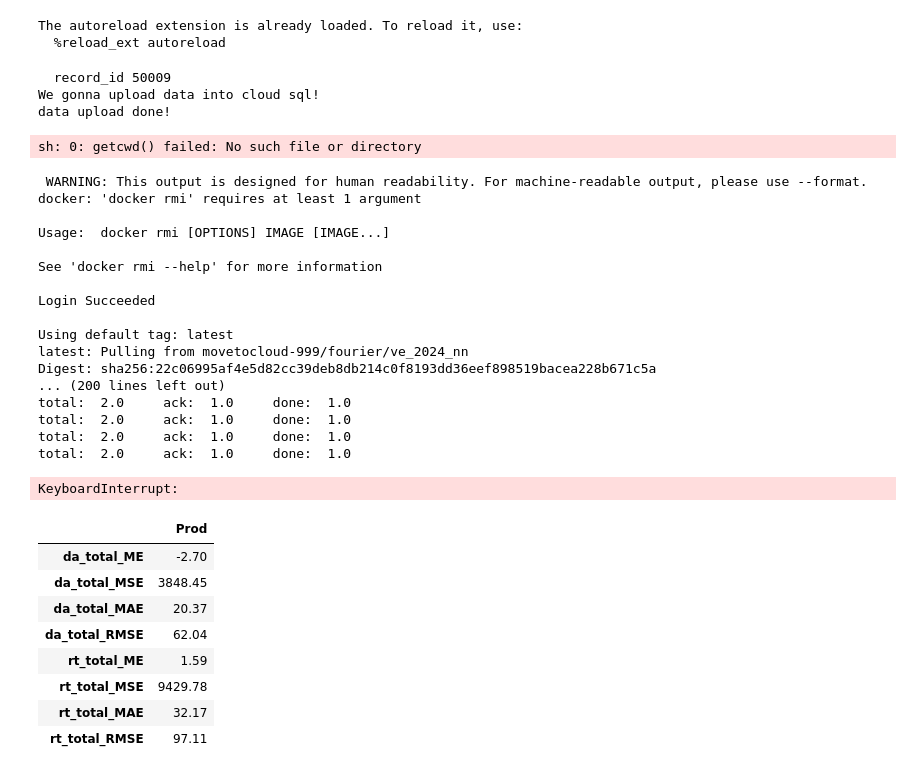
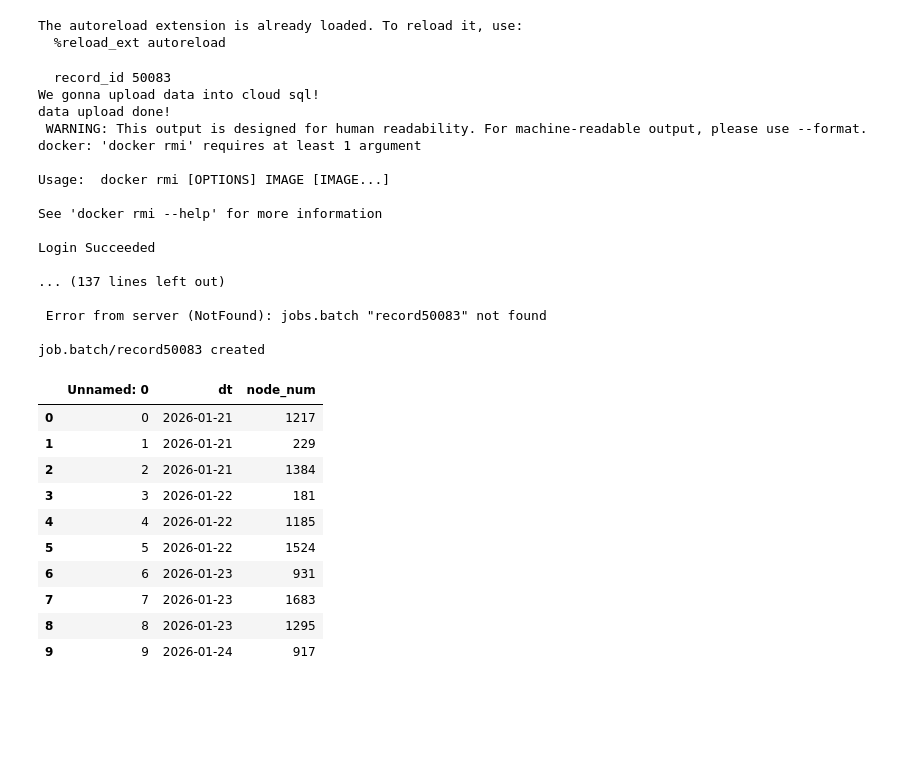
Before and after one commit to qingcheng-rgb/Qingcheng, a Jupyter notebook: QCTest/Ultra/Backtester.ipynb, the cells around one changed output. Saved outputs shown, nothing was run; the diff lists cells and outputs as text; code cells hidden in the pictures; blank space fills up the shorter version.

```diff
--- a/QCTest/Ultra/Backtester.ipynb
+++ b/QCTest/Ultra/Backtester.ipynb
@@ -1380,25 +94,20 @@ def GRU_framework(node_num, dt):
 # %%
-result_with_noshuffle, valuation_result_noshuffle = run_valuation_backtest(GRU_framework,2)
+result_with_noshuffle, valuation_result_noshuffle = run_valuation_backtest(GRU_framework_means_update_parameters)
 # %% [output]
-  record_id 50009
+  record_id 50083
 We gonna upload data into cloud sql!
 data upload done!
+ WARNING: This output is designed for human readability. For machine-readable output, please use --format.
+docker: 'docker rmi' requires at least 1 argument
+
+Usage:  docker rmi [OPTIONS] IMAGE [IMAGE...]
+
+See 'docker rmi --help' for more information
+
+Login Succeeded
+
+... (137 lines left out)
+
+ Error from server (NotFound): jobs.batch "record50083" not found
+
+job.batch/record50083 created
-sh: 0: getcwd() failed: No such file or directory
- WARNING: This output is designed for human readability. For machine-readable output, please use --format.
-docker: 'docker rmi' requires at least 1 argument
-
-Usage:  docker rmi [OPTIONS] IMAGE [IMAGE...]
-
-See 'docker rmi --help' for more information
-
-Login Succeeded
-
-Using default tag: latest
-latest: Pulling from movetocloud-999/fourier/ve_2024_nn
-Digest: sha256:22c06995af4e5d82cc39deb8db214c0f8193dd36eef898519bacea228b671c5a
-... (200 lines left out)
-total:  2.0     ack:  1.0     done:  1.0
-total:  2.0     ack:  1.0     done:  1.0
-total:  2.0     ack:  1.0     done:  1.0
-total:  2.0     ack:  1.0     done:  1.0
-KeyboardInterrupt:
@@ -1405,12 +134,16 @@ KeyboardInterrupt:
 # %%
-# shuffle with batch size 128
+import pandas as pd
+nodes = pd.read_csv('/var/www/python/Qingcheng/WFiles/Ultra/node_selection_42_0121_0421.csv')
+display(nodes[:10])
 # %% [output]
-|  | Prod |
-| da_total_ME | -2.70 |
-| da_total_MSE | 3848.45 |
-| da_total_MAE | 20.37 |
-| da_total_RMSE | 62.04 |
-| rt_total_ME | 1.59 |
-| rt_total_MSE | 9429.78 |
-| rt_total_MAE | 32.17 |
-| rt_total_RMSE | 97.11 |
+|  | Unnamed: 0 | dt | node_num |
+| 0 | 0 | 2026-01-21 | 1217 |
+| 1 | 1 | 2026-01-21 | 229 |
+| 2 | 2 | 2026-01-21 | 1384 |
+| 3 | 3 | 2026-01-22 | 181 |
+| 4 | 4 | 2026-01-22 | 1185 |
+| 5 | 5 | 2026-01-22 | 1524 |
+| 6 | 6 | 2026-01-23 | 931 |
+| 7 | 7 | 2026-01-23 | 1683 |
+| 8 | 8 | 2026-01-23 | 1295 |
+| 9 | 9 | 2026-01-24 | 917 |
```
Also changed, not shown: parts of 5 cells of this notebook, 2 other files.
